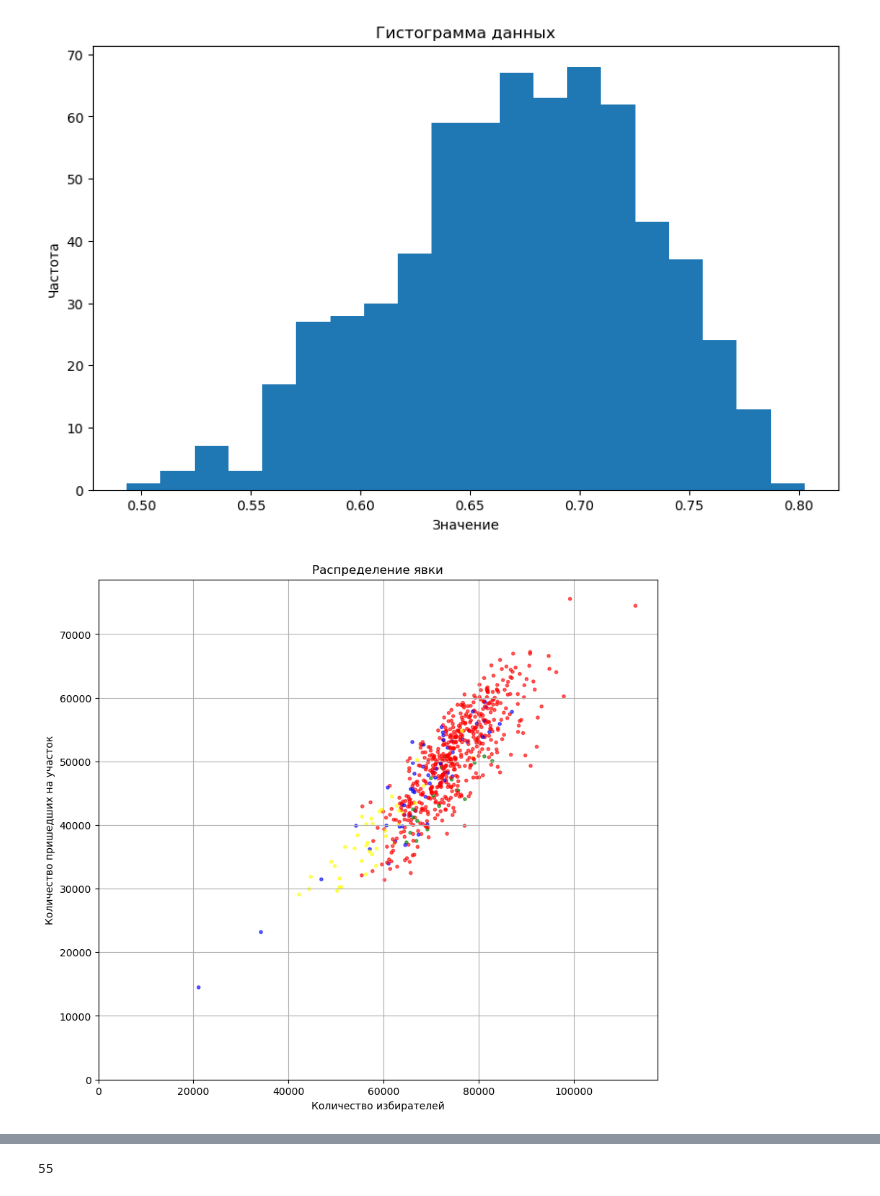
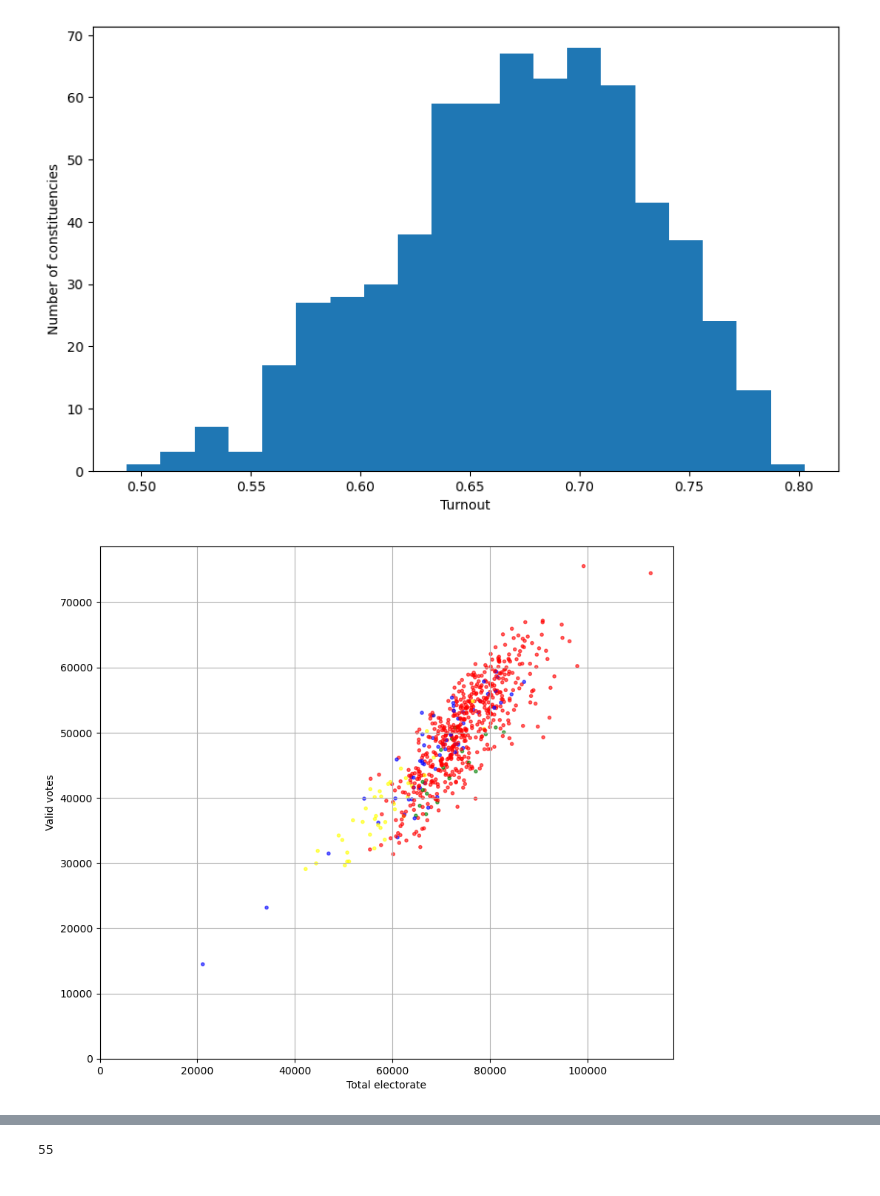
Before and after one commit to SadykovArt/StatPrak_6_sem, a Jupyter notebook: Project_group8.ipynb, the cells around one changed output, grey strips where cells are left out. Cells and saved outputs as stored; diff of their text form; code cells hidden in the pictures.

```diff
--- a/Project_group8.ipynb
+++ b/Project_group8.ipynb
@@ -4,56 +4,52 @@ import matplotlib.pyplot as plt
 import geopandas as gpd
 import numpy as np
 
-
-elections = gpd.read_file('WPC_Dec_2019.geojson')
-
 file_path = "HoC-GE2019-results-by-constituency.csv"
 df = pd.read_csv(file_path)
-
 x_values = df.iloc[:, 14]
 y_values = df.iloc[:, 15]
 df['Country name']= df.iloc[:, 5].replace({'England':'red', 'Wales':'yellow', 'Scotland':'blue', 'Northern Ireland':'green'})
-
+#print(df.columns)
 try:
     pd.to_numeric(x_values)
     print("Все значения в 14-м столбце являются числами.")
 except ValueError:
     print("В 14-м столбце есть выброс.")
 try:
     pd.to_numeric(y_values)
     print("Все значения в 15-м столбце являются числами.")
 except ValueError:
     print("В 15-м столбце есть выброс.")
 sum_x = sum(x_values)
 sum_y = sum(y_values)
 print(f"\n\nИзбирателей всего: {sum_x}, Проголосовало: {sum_y}, Явка - {100*sum_y/sum_x:.1f}%")
 z_values = y_values/x_values
 print(f"Минимальная явка - {np.min(z_values)}, Максимальная явка - {np.max(z_values)}")
 plt.figure(figsize=(10, 6))
 plt.hist(z_values, bins=20)
-plt.xlabel('Значение')
-plt.ylabel('Частота')
-plt.title('Гистограмма данных')
+plt.xlabel('Turnout')
+plt.ylabel('Number of constituencies')
+plt.title('')
 plt.show()
 
 plt.figure(figsize=(10, 9))
 plt.scatter(x_values, y_values, c=df['Country name'],  s=9, alpha=0.6)
-plt.title('Распределение явки')
-plt.xlabel('Количество избирателей')
-plt.ylabel('Количество пришедших на участок')
+plt.title('')
+plt.xlabel('Total electorate')
+plt.ylabel('Valid votes')
 plt.xlim(0, )
 plt.ylim(0, )
 plt.grid(True)
 plt.show()
 # %% [output]
 Все значения в 14-м столбце являются числами.
 Все значения в 15-м столбце являются числами.
 
 
 Избирателей всего: 47562702, Проголосовало: 32014110, Явка - 67.3%
 Минимальная явка - 0.4934519735341091, Максимальная явка - 0.8025879682179342
-[figure, old version]
+[figure, new version]
-[figure, old version]
+[figure, new version]
 # %%
 import geopandas as gpd
 import matplotlib.pyplot as plt
```
Also changed, not shown: parts of 6 cells of this notebook.
